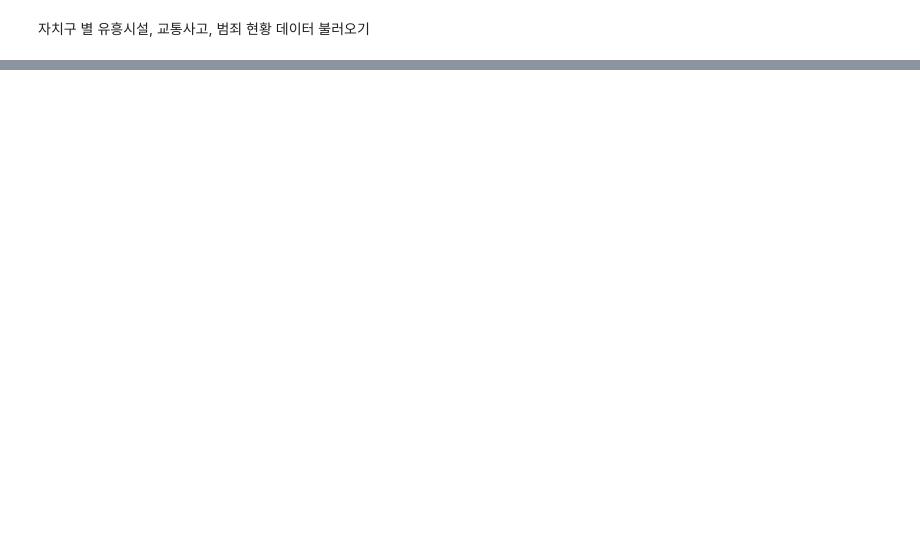
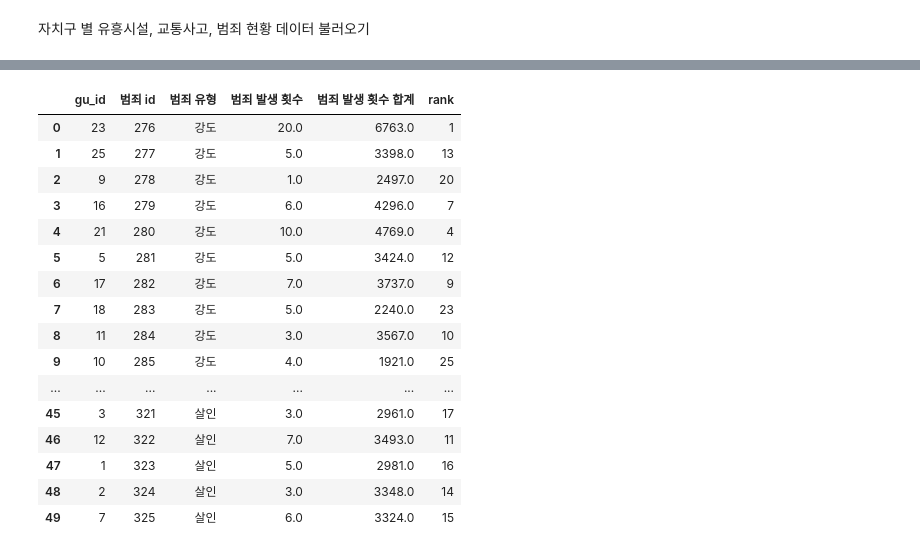
Before and after one commit to addinedu-ros-9th/eda-repo-2, a Jupyter notebook: data_analysis/rank_safety.ipynb, the cells around one changed output, grey strips where cells are left out. Drawn from its saved outputs; the diff is of its cells as text; code cells hidden in the pictures; blank space fills up the shorter version.

```diff
--- a/data_analysis/rank_safety.ipynb
+++ b/data_analysis/rank_safety.ipynb
@@ -37,0 +6,10 @@ traffic_accident = pd.DataFrame({'구 id':gu_id,
+# %%
+conn = mysql.connector.connect(
+    host = 'database-1.cbwuowec22t2.ap-northeast-2.rds.amazonaws.com',
+    port = 3306,
+    user = 'team2',
+    password = "1234",
+    database = 'eda_project'
+)
+
+cur = conn.cursor(buffered=True)
@@ -37,0 +147,20 @@ traffic_accident = pd.DataFrame({'구 id':gu_id,
+# %%
+cur.execute("""SELECT gu_id, crime_id, crime_type, crime_count FROM crime""")
+crime_info = cur.fetchall()
+
+crime_id = []
+gu_id = []
+crime_count = []
+crime_type = []
+
+for info in enumerate(crime_info):
+    gu_id.append(info[1][0])
+    crime_id.append(info[1][1])
+    crime_type.append(info[1][2])
+    crime_count.append(info[1][3])
+
+crime = pd.DataFrame({'gu_id':gu_id,
+                                   '범죄 id': crime_id,
+                                    '범죄 유형':crime_type,
+                                    '범죄 발생 횟수':crime_count,})
+crime
@@ -37,0 +181,23 @@ traffic_accident = pd.DataFrame({'구 id':gu_id,
+# %%
+crime["범죄 발생 횟수 합계"] = crime.groupby("gu_id")["범죄 발생 횟수"].transform("sum")
+crime["rank"] = crime["범죄 발생 횟수 합계"].rank(ascending=False, method="dense").astype(int)
+# %%
+crime.head(50)
+# %% [output]
+|  | gu_id | 범죄 id | 범죄 유형 | 범죄 발생 횟수 | 범죄 발생 횟수 합계 | rank |
+| 0 | 23 | 276 | 강도 | 20.0 | 6763.0 | 1 |
+| 1 | 25 | 277 | 강도 | 5.0 | 3398.0 | 13 |
+| 2 | 9 | 278 | 강도 | 1.0 | 2497.0 | 20 |
+| 3 | 16 | 279 | 강도 | 6.0 | 4296.0 | 7 |
+| 4 | 21 | 280 | 강도 | 10.0 | 4769.0 | 4 |
+| 5 | 5 | 281 | 강도 | 5.0 | 3424.0 | 12 |
+| 6 | 17 | 282 | 강도 | 7.0 | 3737.0 | 9 |
+| 7 | 18 | 283 | 강도 | 5.0 | 2240.0 | 23 |
+| 8 | 11 | 284 | 강도 | 3.0 | 3567.0 | 10 |
+| 9 | 10 | 285 | 강도 | 4.0 | 1921.0 | 25 |
+| ... | ... | ... | ... | ... | ... | ... |
+| 45 | 3 | 321 | 살인 | 3.0 | 2961.0 | 17 |
+| 46 | 12 | 322 | 살인 | 7.0 | 3493.0 | 11 |
+| 47 | 1 | 323 | 살인 | 5.0 | 2981.0 | 16 |
+| 48 | 2 | 324 | 살인 | 3.0 | 3348.0 | 14 |
+| 49 | 7 | 325 | 살인 | 6.0 | 3324.0 | 15 |
```
Also changed, not shown: parts of 13 cells of this notebook, 4 other files.
